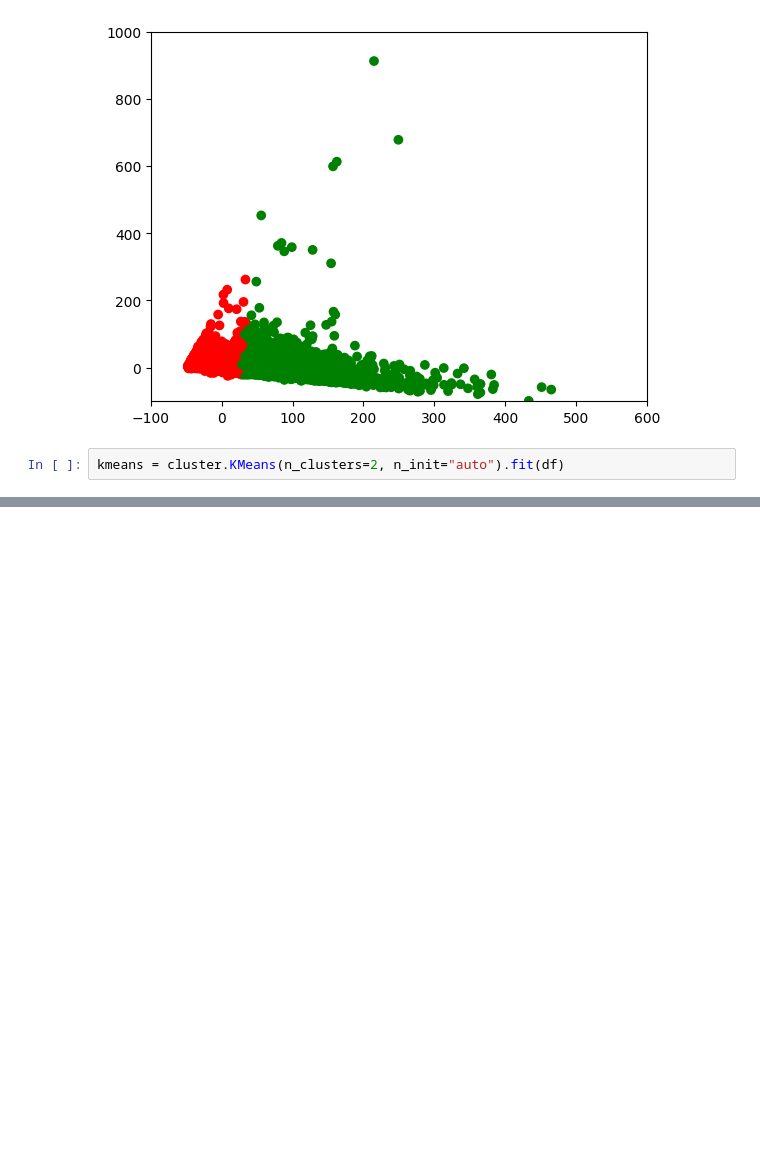
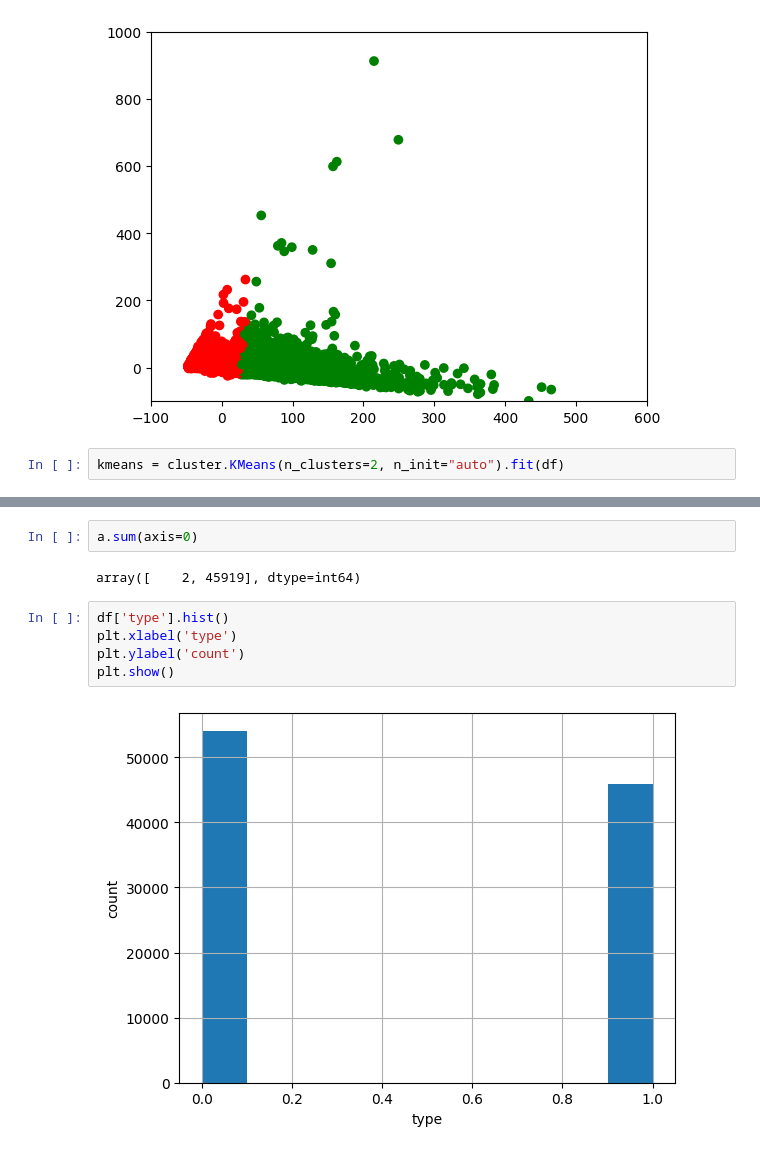
Before and after one commit to dkagramanyan/cern_project, a Jupyter notebook: data analysis.ipynb, the cells around one changed output, grey strips where cells are left out. Cells and saved outputs as stored; diff of their text form; blank space fills up the shorter version.

```diff
--- a/data analysis.ipynb
+++ b/data analysis.ipynb
@@ -75,0 +157,11 @@ kmeans = cluster.KMeans(n_clusters=2, n_init="auto").fit(df)
+# %%
+a.sum(axis=0)
+# %% [output]
+array([    2, 45919], dtype=int64)
+# %%
+df['type'].hist()
+plt.xlabel('type')
+plt.ylabel('count')
+plt.show()
+# %% [output]
+[figure, added]
```
Also changed, not shown: parts of 15 cells of this notebook.
